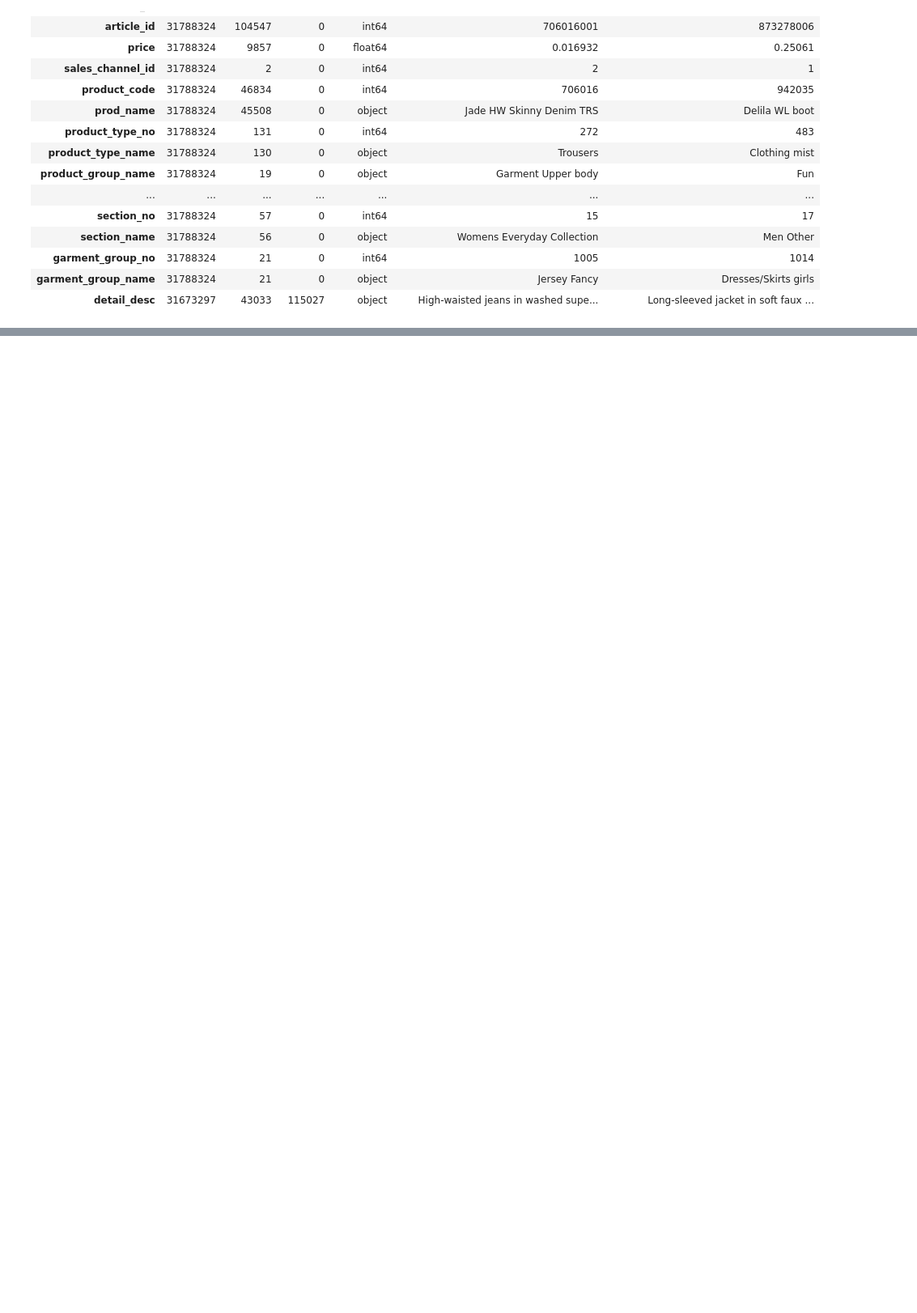
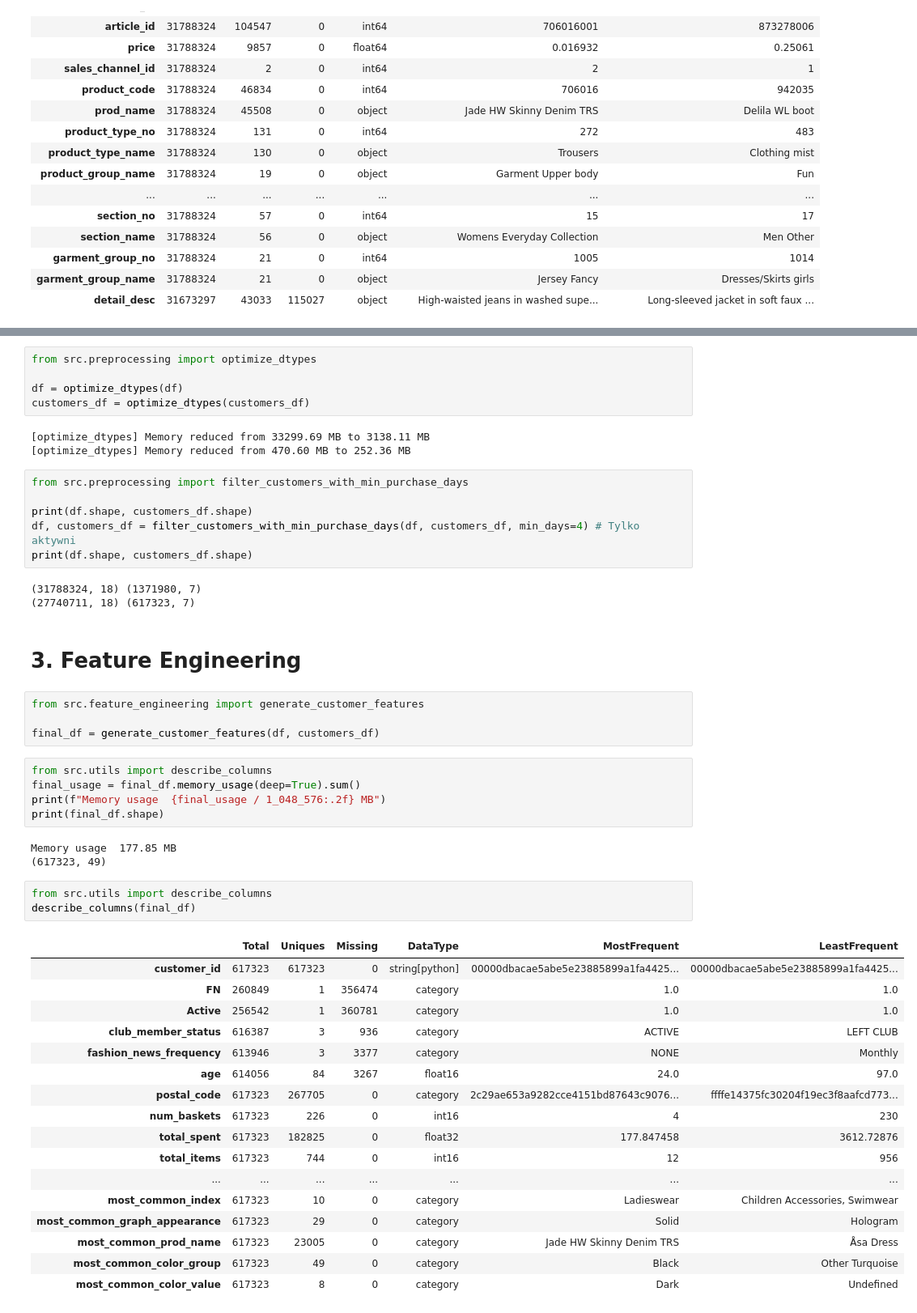
Before and after one commit to szvlinsky/Customer-Churn-Prediction, a Jupyter notebook: notebooks/01_exploration.ipynb, the cells around one changed output, grey strips where cells are left out. Shown at 81% size. Saved outputs shown, nothing was run; the diff lists cells and outputs as text; blank space fills up the shorter version.

Commit message:
feat: add data preperation and processing func into exploration notebook

```diff
--- a/notebooks/01_exploration.ipynb
+++ b/notebooks/01_exploration.ipynb
@@ -44,0 +59,52 @@ describe_columns(customers_df)
+# %%
+from src.preprocessing import optimize_dtypes
+
+df = optimize_dtypes(df)
+customers_df = optimize_dtypes(customers_df)
+# %% [output]
+[optimize_dtypes] Memory reduced from 33299.69 MB to 3138.11 MB
+[optimize_dtypes] Memory reduced from 470.60 MB to 252.36 MB
+# %%
+from src.preprocessing import filter_customers_with_min_purchase_days
+
+print(df.shape, customers_df.shape)
+df, customers_df = filter_customers_with_min_purchase_days(df, customers_df, min_days=4) # Tylko aktywni
+print(df.shape, customers_df.shape)
+# %% [output]
+(31788324, 18) (1371980, 7)
+(27740711, 18) (617323, 7)
+# %% [markdown]
+# 3. Feature Engineering
+# %%
+from src.feature_engineering import generate_customer_features
+
+final_df = generate_customer_features(df, customers_df)
+# %%
+from src.utils import describe_columns
+final_usage = final_df.memory_usage(deep=True).sum()
+print(f"Memory usage  {final_usage / 1_048_576:.2f} MB")
+print(final_df.shape)
+# %% [output]
+Memory usage  177.85 MB
+(617323, 49)
+# %%
+from src.utils import describe_columns
+describe_columns(final_df)
+# %% [output]
+|  | Total | Uniques | Missing | DataType | MostFrequent | LeastFrequent |
+| customer_id | 617323 | 617323 | 0 | string[python] | 00000dbacae5abe5e23885899a1fa4425... | 00000dbacae5abe5e23885899a1fa4425... |
+| FN | 260849 | 1 | 356474 | category | 1.0 | 1.0 |
+| Active | 256542 | 1 | 360781 | category | 1.0 | 1.0 |
+| club_member_status | 616387 | 3 | 936 | category | ACTIVE | LEFT CLUB |
+| fashion_news_frequency | 613946 | 3 | 3377 | category | NONE | Monthly |
+| age | 614056 | 84 | 3267 | float16 | 24.0 | 97.0 |
+| postal_code | 617323 | 267705 | 0 | category | 2c29ae653a9282cce4151bd87643c9076... | ffffe14375fc30204f19ec3f8aafcd773... |
+| num_baskets | 617323 | 226 | 0 | int16 | 4 | 230 |
+| total_spent | 617323 | 182825 | 0 | float32 | 177.847458 | 3612.72876 |
+| total_items | 617323 | 744 | 0 | int16 | 12 | 956 |
+| ... | ... | ... | ... | ... | ... | ... |
+| most_common_index | 617323 | 10 | 0 | category | Ladieswear | Children Accessories, Swimwear |
+| most_common_graph_appearance | 617323 | 29 | 0 | category | Solid | Hologram |
+| most_common_prod_name | 617323 | 23005 | 0 | category | Jade HW Skinny Denim TRS | Åsa Dress |
+| most_common_color_group | 617323 | 49 | 0 | category | Black | Other Turquoise |
+| most_common_color_value | 617323 | 8 | 0 | category | Dark | Undefined |
```
Also changed, not shown: parts of 7 cells of this notebook.
